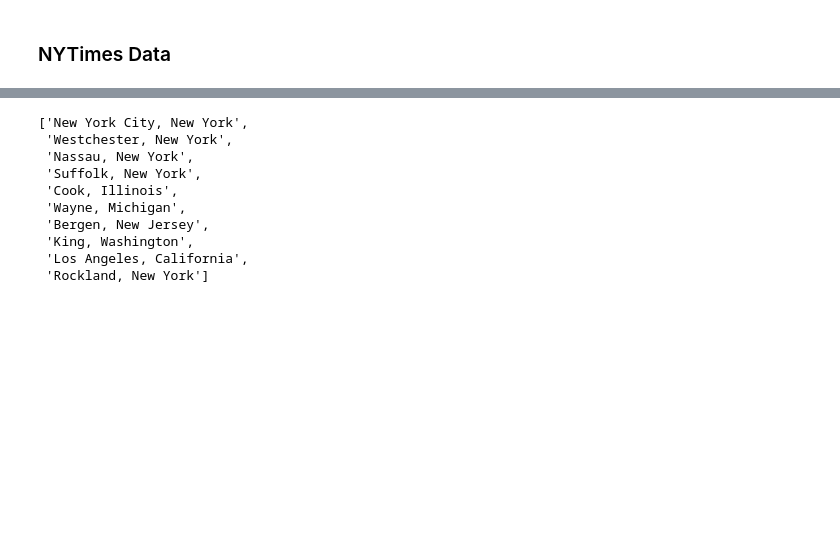
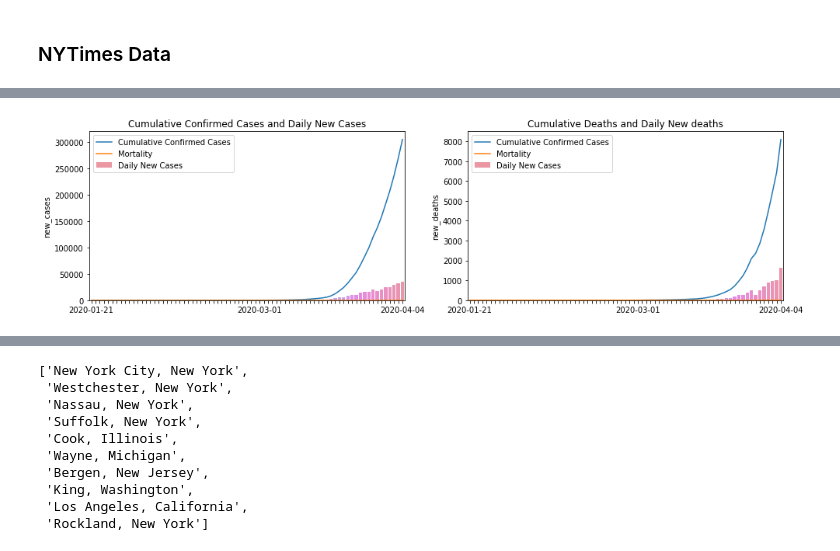
Before and after one commit to TianyuanCai/covid19, a Jupyter notebook: code/EDA.ipynb, the cells around one changed output, grey strips where cells are left out. Drawn from its saved outputs; the diff is of its cells as text; code cells hidden in the pictures; blank space fills up the shorter version.

Commit message:
plot cumulative cases and daily cases

```diff
--- a/code/EDA.ipynb
+++ b/code/EDA.ipynb
@@ -23,0 +55,12 @@ data_nytimes.shape
+# %%
+# sort data for shift later and calculate daily new cases and daily new deaths
+df = data_nytimes.sort_values(by=['county_state', 'date'])
+
+df['yesterday_cases'] = df.groupby(['county_state'])['cases'].shift(1)
+df['yesterday_cases'].fillna(value = 0, inplace = True)
+df['new_cases'] = df['cases'] - df['yesterday_cases']
+
+df['yesterday_deaths'] = df.groupby(['county_state'])['deaths'].shift(1)
+df['yesterday_deaths'].fillna(value = 0, inplace = True)
+df['new_deaths'] = df['deaths'] - df['yesterday_deaths']
+df.head()
@@ -23,0 +74,4 @@ data_nytimes.shape
+# %%
+# time series data
+df_total = df.groupby('date').sum()
+df_total.head()
@@ -23,0 +86,4 @@ data_nytimes.shape
+# %%
+# Mortality rate
+df_total['mortality'] = df_total['deaths']/df_total['cases']
+df_total.head()
@@ -23,0 +98,30 @@ data_nytimes.shape
+# %%
+# plot overall cumulative cases and daily new case
+
+fig, axes = plt.subplots(1,2, figsize=(16,4))
+# confirmed cases
+sns.lineplot(range(len(df_total.index)), df_total.cases, ax = axes[0], label = 'Cumulative Confirmed Cases')
+sns.lineplot(range(len(df_total.index)), df_total.mortality, ax = axes[0], label = 'Mortality')
+sns.barplot(list(range(len(df_total.index))), df_total.new_cases, ax = axes[0], label = 'Daily New Cases')
+axes[0].set_title('Cumulative Confirmed Cases and Daily New Cases')
+
+
+# labels for xticks
+labels = ['2020-01-21']
+labels += len(pd.date_range('2020-01-22', '2020-02-29')) * ['']
+labels += ['2020-03-01']
+labels += len(pd.date_range('2020-03-02', '2020-04-03')) * ['']
+labels += ['2020-04-04']
+axes[0].set_xticklabels(labels)
+axes[0].legend()
+#axes[0].set_yscale('log')
+
+# death
+sns.lineplot(range(len(df_total.index)), df_total.deaths, ax = axes[1], label = 'Cumulative Confirmed Cases')
+sns.lineplot(range(len(df_total.index)), df_total.mortality, ax = axes[1], label = 'Mortality')
+sns.barplot(list(range(len(df_total.index))), df_total.new_deaths, ax = axes[1], label = 'Daily New Cases')
+axes[1].set_title('Cumulative Deaths and Daily New deaths')
+axes[1].set_xticklabels(labels)
+axes[1].legend();
+# %% [output]
+[figure, added]
```
Also changed, not shown: parts of 23 cells of this notebook.
